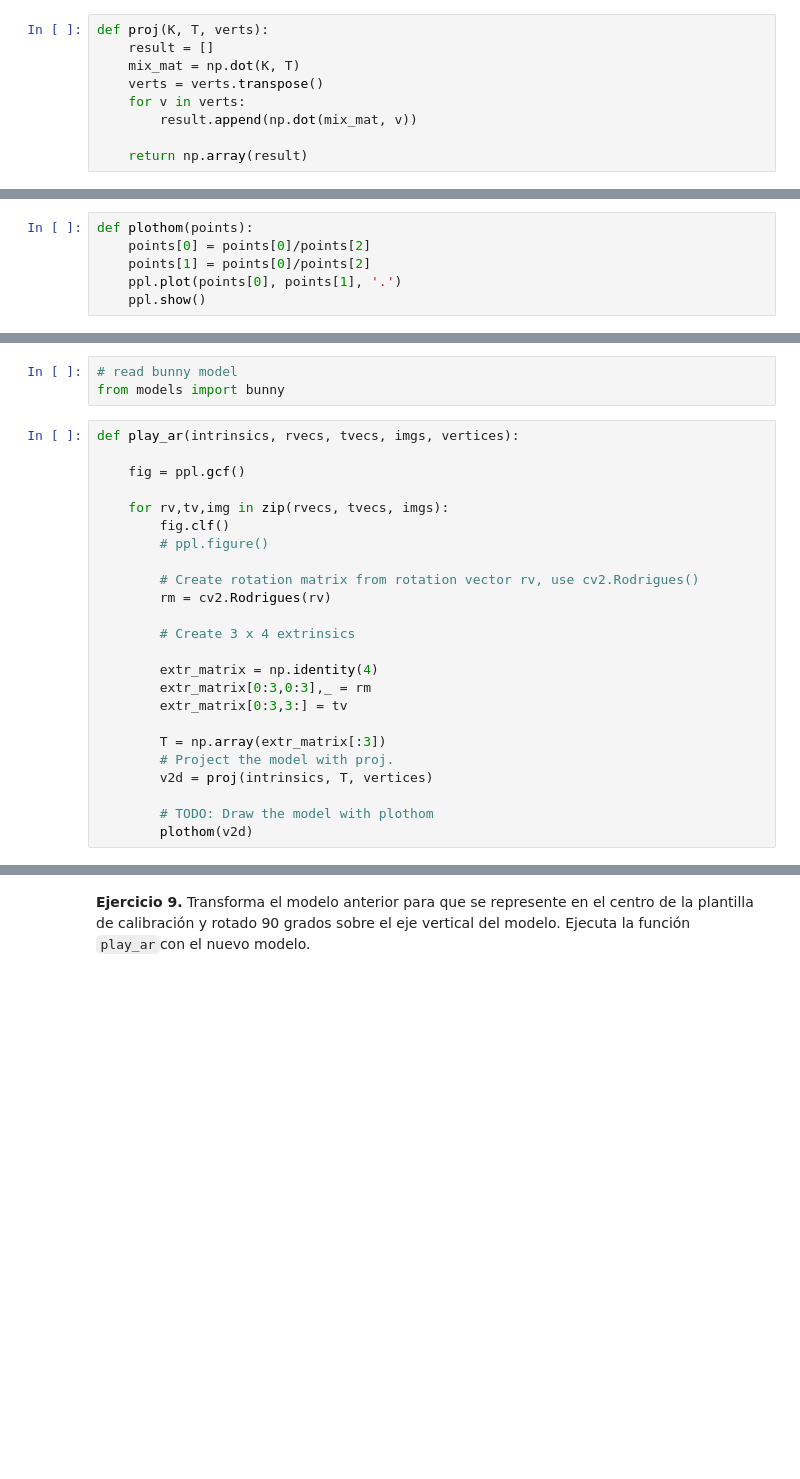
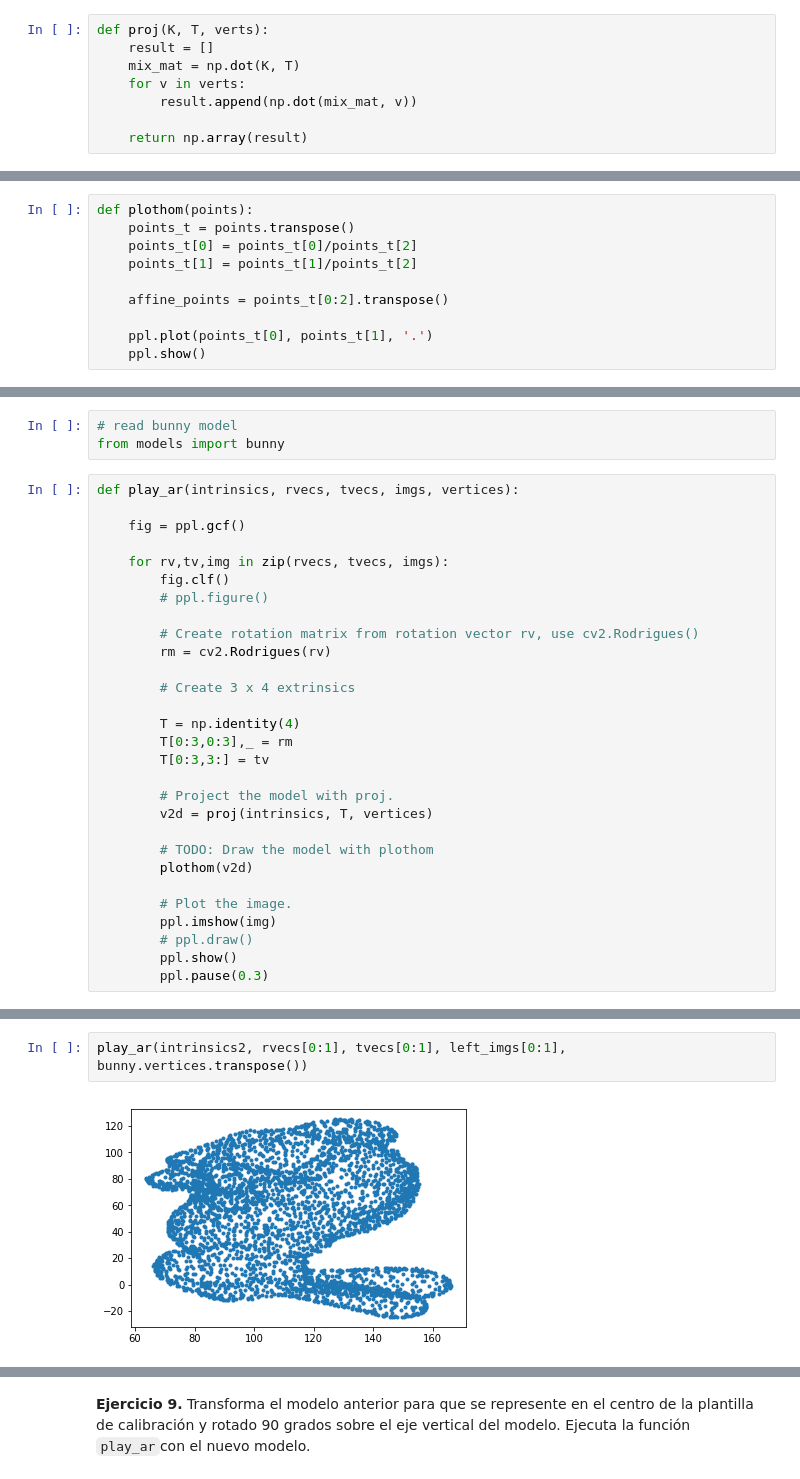
Before and after one commit to ignaciocasso/cv, a Jupyter notebook: pr2/PracticaCalib2018-Copy1.ipynb, the cells around one changed output, grey strips where cells are left out. Drawn from its saved outputs; the diff is of its cells as text; blank space fills up the shorter version.

```diff
--- a/pr2/PracticaCalib2018-Copy1.ipynb
+++ b/pr2/PracticaCalib2018-Copy1.ipynb
@@ -264,7 +255,6 @@ Es decir, este ejercicio consiste en implementar la ecuación de proyección vis
 def proj(K, T, verts):
     result = []
     mix_mat = np.dot(K, T)
-    verts = verts.transpose()
     for v in verts:
         result.append(np.dot(mix_mat, v))
 
@@ -273,9 +263,13 @@ def proj(K, T, verts):
 **Ejercicio 7.** Implementa una función ``plothom(points)`` que dibuje un conjunto de puntos 2D de entrada expresados en coordenadas homogéneas.
 # %%
 def plothom(points):
-    points[0] = points[0]/points[2]
-    points[1] = points[0]/points[2]
-    ppl.plot(points[0], points[1], '.')
+    points_t = points.transpose()
+    points_t[0] = points_t[0]/points_t[2]
+    points_t[1] = points_t[1]/points_t[2]
+
+    affine_points = points_t[0:2].transpose()
+
+    ppl.plot(points_t[0], points_t[1], '.')
     ppl.show()
 # %% [markdown]
 **Ejercicio 8.** Usa las funciones implementadas en los ejercicios anteriores para proyectar un modelo sobre las imágenes de la secuencia. Para ello, modifica la función ``play_ar``, que se distribuye con la práctica, completando las partes marcadas con TODO:
@@ -301,16 +295,21 @@ def play_ar(intrinsics, rvecs, tvecs, imgs, vertices):
 
         # Create 3 x 4 extrinsics
 
-        extr_matrix = np.identity(4)
-        extr_matrix[0:3,0:3],_ = rm
-        extr_matrix[0:3,3:] = tv
+        T = np.identity(4)
+        T[0:3,0:3],_ = rm
+        T[0:3,3:] = tv
 
-        T = np.array(extr_matrix[:3])
         # Project the model with proj.
         v2d = proj(intrinsics, T, vertices)
 
         # TODO: Draw the model with plothom
         plothom(v2d)
+
+        # Plot the image.
+        ppl.imshow(img)
+        # ppl.draw()
+        ppl.show()
+        ppl.pause(0.3)
 # %%
 # play only images with detected corners
 # valid_imgs = ... TODO ...
@@ -329,0 +324,4 @@ play_ar(intrinsics, rvecs, tvecs, left_imgs[0], bunny.vertices)
+# %%
+play_ar(intrinsics2, rvecs[0:1], tvecs[0:1], left_imgs[0:1], bunny.vertices.transpose())
+# %% [output]
+[figure, added]
```
Also changed, not shown: parts of 6 cells of this notebook, 1 other file.
